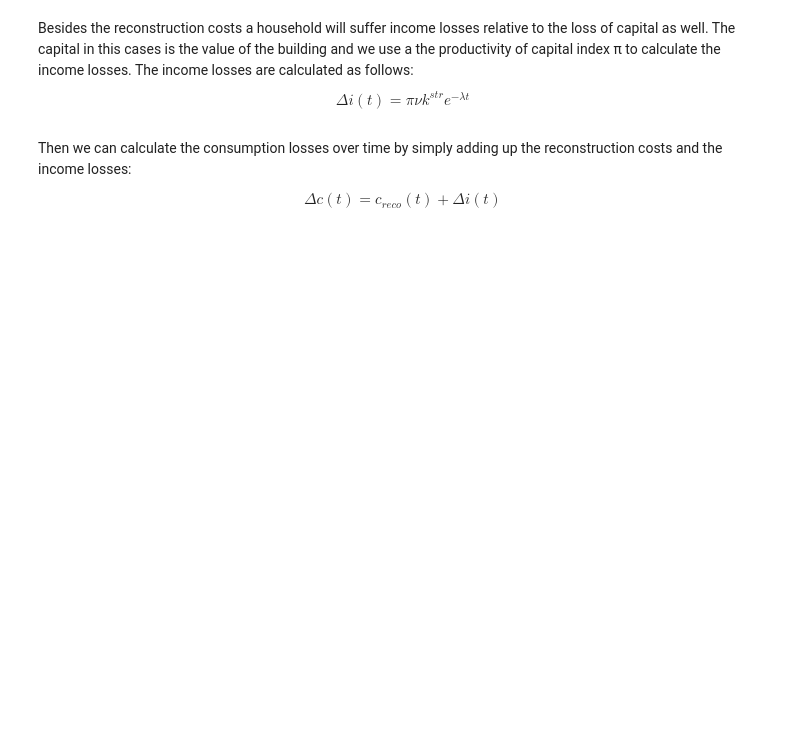
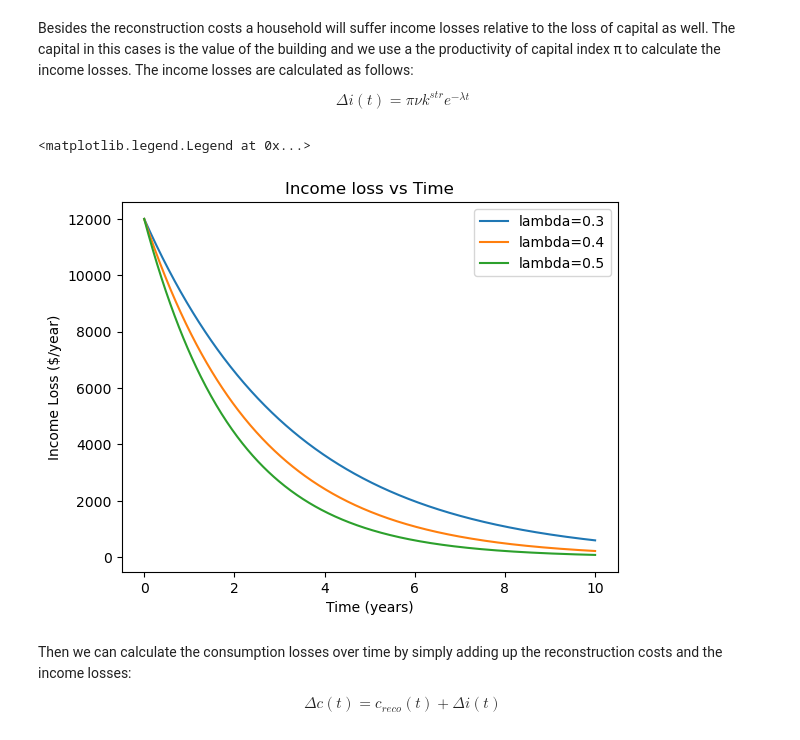
Before and after one commit to Deltares/fiat_toolbox, a Jupyter notebook: examples/well_being/1_general_methods.ipynb, the cells around one changed output. Cells and saved outputs as stored; diff of their text form; code cells hidden in the pictures; blank space fills up the shorter version.

```diff
--- a/examples/well_being/1_general_methods.ipynb
+++ b/examples/well_being/1_general_methods.ipynb
@@ -113,16 +120,18 @@ $$
 $$
 # %%
 pi = 0.15 # productivity of capital index
-# Calculate income for all combinations
-income_loss = em.IncomeLoss(t=times, l=lambdas, v=v, k_str=k_str, pi=pi)
-# Plot the income loss
-for  i, _lambda in enumerate(lambdas):
-    sb.lineplot(x=times, y=income_loss.losses_t[:, i], label=f"lambda={_lambda}")
+# Calculate income loss for each lambda value and plot
+for _lambda in lambdas:
+    income_loss = em.IncomeLoss(t=times, l=_lambda, v=v, k_str=k_str, pi=pi)
+    sb.lineplot(x=times, y=income_loss.losses_t, label=f"lambda={_lambda}")
 # Add labels and title
 plt.xlabel('Time (years)')
 plt.ylabel('Income Loss ($/year)')
 plt.title('Income loss vs Time')
 plt.legend()
+# %% [output]
+<matplotlib.legend.Legend at 0x...>
+[figure, added]
 # %% [markdown]
 Then we can calculate the consumption losses over time by simply adding up the reconstruction costs and the income losses:
 
```
Also changed, not shown: parts of 18 cells of this notebook, 1 other file.
